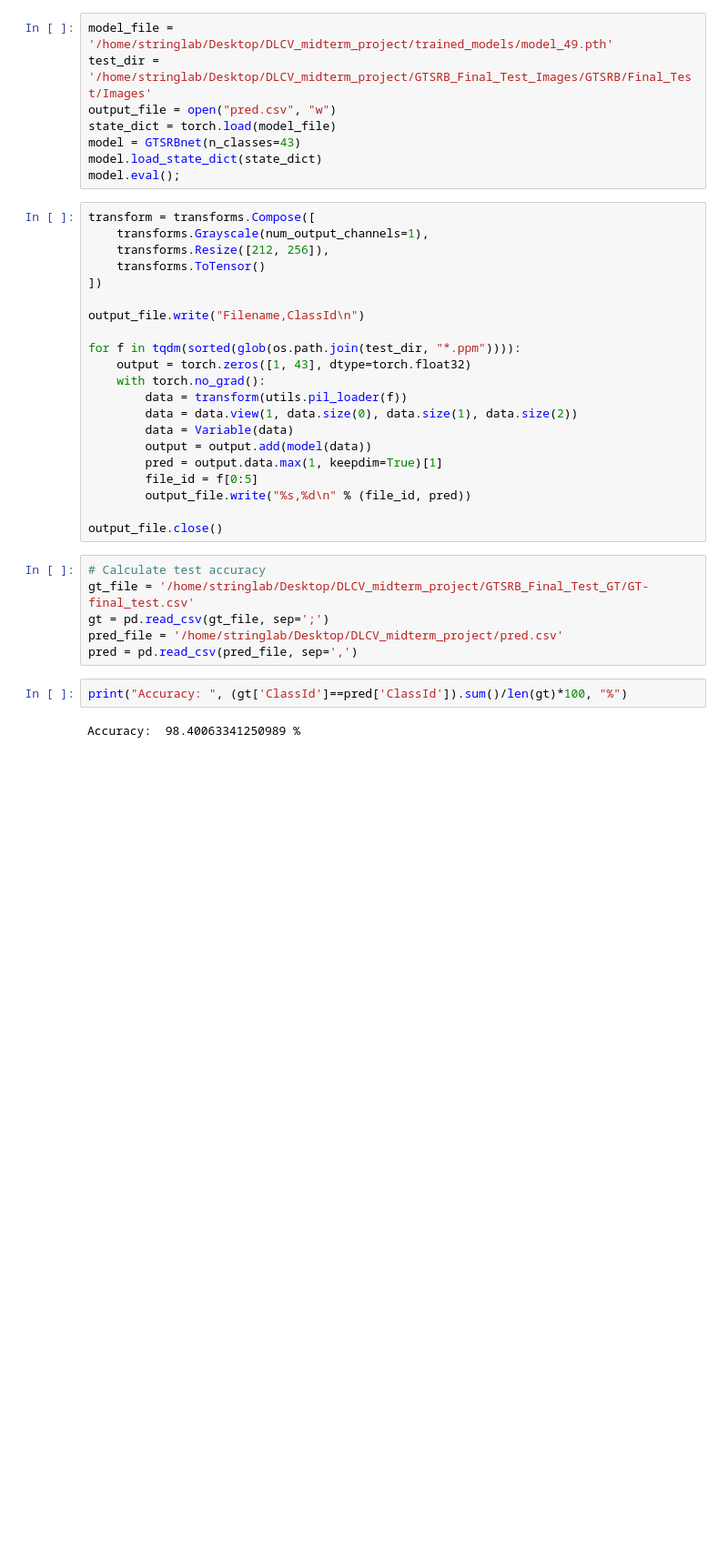
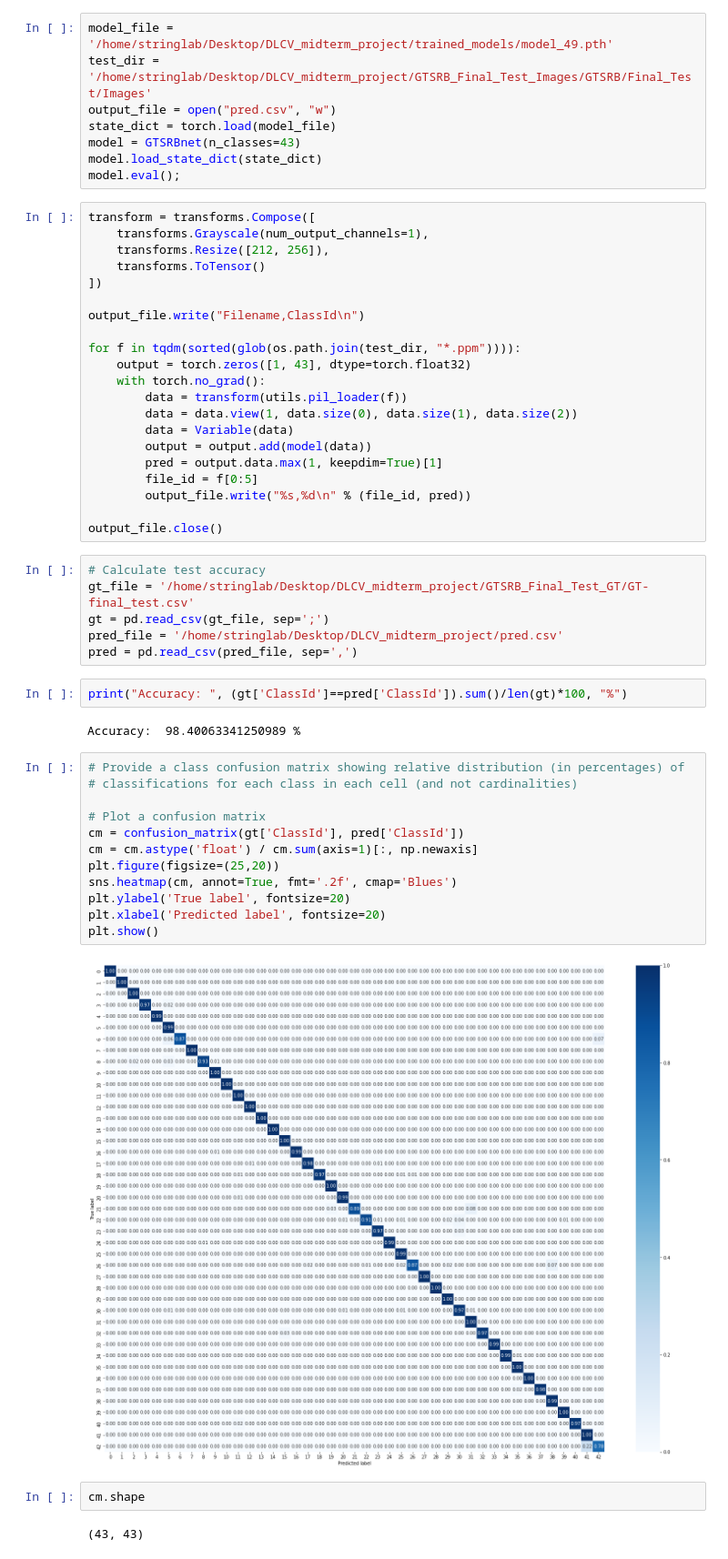
Before and after one commit to Atika-Syeda/DLCV_GTSRB, a Jupyter notebook: evaluate.ipynb, the cells around one changed output. Shown at 91% size. Drawn from its saved outputs; the diff is of its cells as text; blank space fills up the shorter version.

```diff
--- a/evaluate.ipynb
+++ b/evaluate.ipynb
@@ -50,3 +54,21 @@ pred = pd.read_csv(pred_file, sep=',')
 print("Accuracy: ", (gt['ClassId']==pred['ClassId']).sum()/len(gt)*100, "%")
 # %% [output]
 Accuracy:  98.40063341250989 %
+# %%
+# Provide a class confusion matrix showing relative distribution (in percentages) of
+# classifications for each class in each cell (and not cardinalities)
+
+# Plot a confusion matrix
+cm = confusion_matrix(gt['ClassId'], pred['ClassId'])
+cm = cm.astype('float') / cm.sum(axis=1)[:, np.newaxis]
+plt.figure(figsize=(25,20))
+sns.heatmap(cm, annot=True, fmt='.2f', cmap='Blues')
+plt.ylabel('True label', fontsize=20)
+plt.xlabel('Predicted label', fontsize=20)
+plt.show()
+# %% [output]
+[figure, added]
+# %%
+cm.shape
+# %% [output]
+(43, 43)
```
Also changed, not shown: parts of 2 cells of this notebook, 1 other file.
